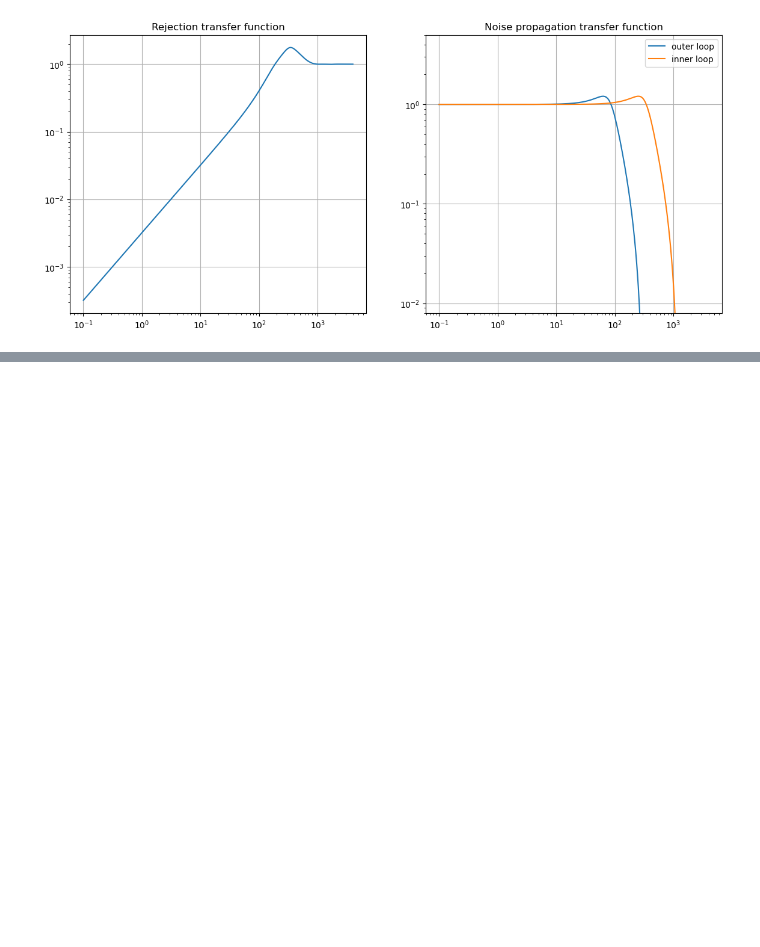
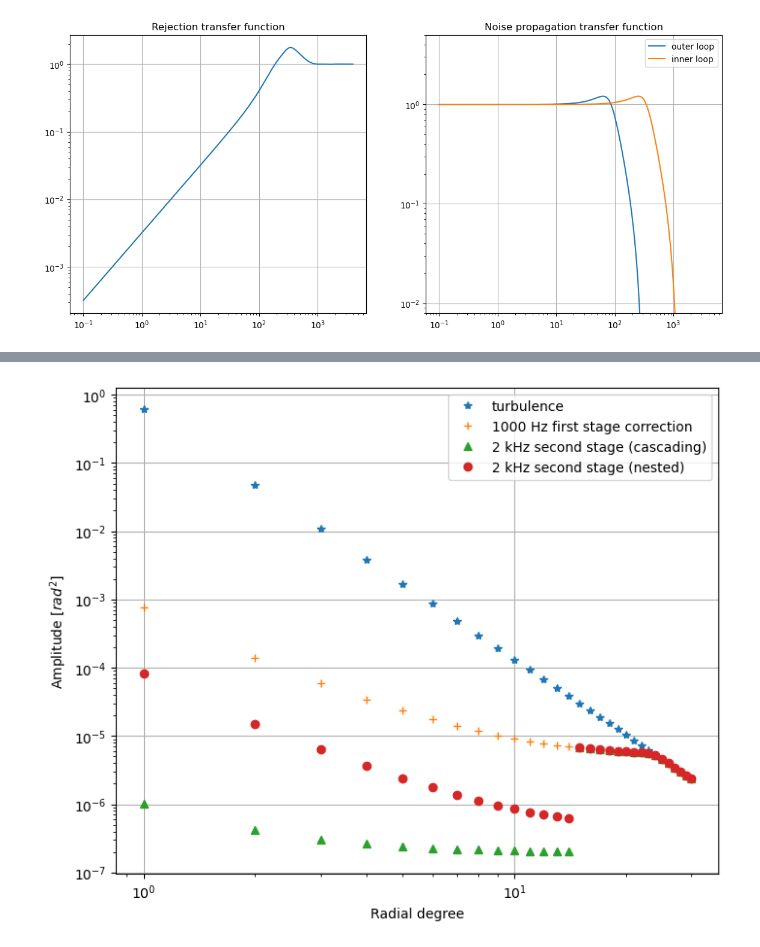
Before and after one commit to ArcetriAdaptiveOptics/ekarus, a Jupyter notebook: ekarus/notebooks/TestControl.ipynb, the cells around one changed output, grey strips where cells are left out. Cells and saved outputs as stored; diff of their text form; code cells hidden in the pictures; blank space fills up the shorter version.

```diff
--- a/ekarus/notebooks/TestControl.ipynb
+++ b/ekarus/notebooks/TestControl.ipynb
@@ -296,0 +348,46 @@ Text(0.5, 1.0, 'Noise propagation transfer function')
+# %%
+f1 = 1000
+f2 = 2000
+
+Gopt = 2*xp.pi/(4*(1/f1)**2*2)
+
+oltf1 = OLTF(Gopt,1/f1,2/f1,freq)
+oltf2 = OLTF(Gopt*(f2/f1)**2,1/f2,2/f2,freq)
+
+ssao_tf = 1.0/(1.0+oltf1)
+cascao_tf = 1.0/(1.0+oltf1*oltf2)
+nestao_tf = 1.0/(1.0+oltf1+oltf2)
+
+rad_orders = xp.arange(1,30+1)
+N = len(rad_orders)
+psd_err = xp.zeros(N)
+ssao_err = xp.zeros(N)
+cascao_err = xp.zeros(N)
+nestao_err = xp.zeros(N)
+
+Nmodes_1st_stage = 550
+Nmodes_2nd_stage = 200
+n_cut_1st = xp.floor(xp.sqrt(Nmodes_1st_stage))
+n_cut_2nd = xp.floor(xp.sqrt(Nmodes_2nd_stage))
+
+for k,n in enumerate(rad_orders):
+    sigma2 = vonKarman_power(r0,L0,n/D)
+    PSD = get_temporal_psd(freq, n, sigma2, D, V)
+    psd_err[k] = sigma2
+    ssao_err[k] = xp.sum(PSD*xp.abs(ssao_tf)**2) if n <= n_cut_1st else sigma2
+    cascao_err[k] = xp.sum(PSD*xp.abs(cascao_tf)**2) if n <= n_cut_2nd else ssao_err[k]
+    nestao_err[k] = xp.sum(PSD*xp.abs(nestao_tf)**2) if n <= n_cut_2nd else ssao_err[k]
+
+plt.figure(figsize=(8,6.5))
+plt.plot(xp.asnumpy(rad_orders),xp.asnumpy(psd_err),'*',label='turbulence')
+plt.plot(xp.asnumpy(rad_orders),xp.asnumpy(ssao_err),'+',label=f'{f1:1.0f} Hz first stage correction')
+plt.plot(xp.asnumpy(rad_orders),xp.asnumpy(cascao_err),'^',label=f'{f2/1e+3:1.0f} kHz second stage (cascading)')
+plt.plot(xp.asnumpy(rad_orders),xp.asnumpy(nestao_err),'o',label=f'{f2/1e+3:1.0f} kHz second stage (nested)')
+plt.legend()
+plt.yscale('log')
+plt.xscale('log')
+plt.xlabel('Radial degree')
+plt.ylabel(r'Amplitude $[rad^2]$')
+plt.grid()
+# %% [output]
+[figure, added]
```
Also changed, not shown: parts of 3 cells of this notebook, 11 other files.
